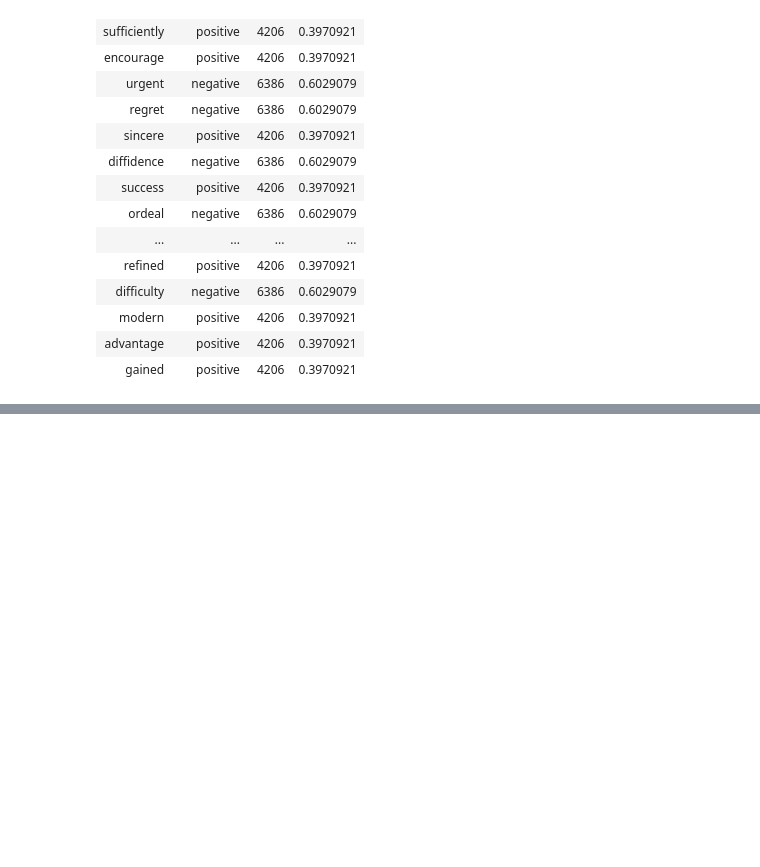
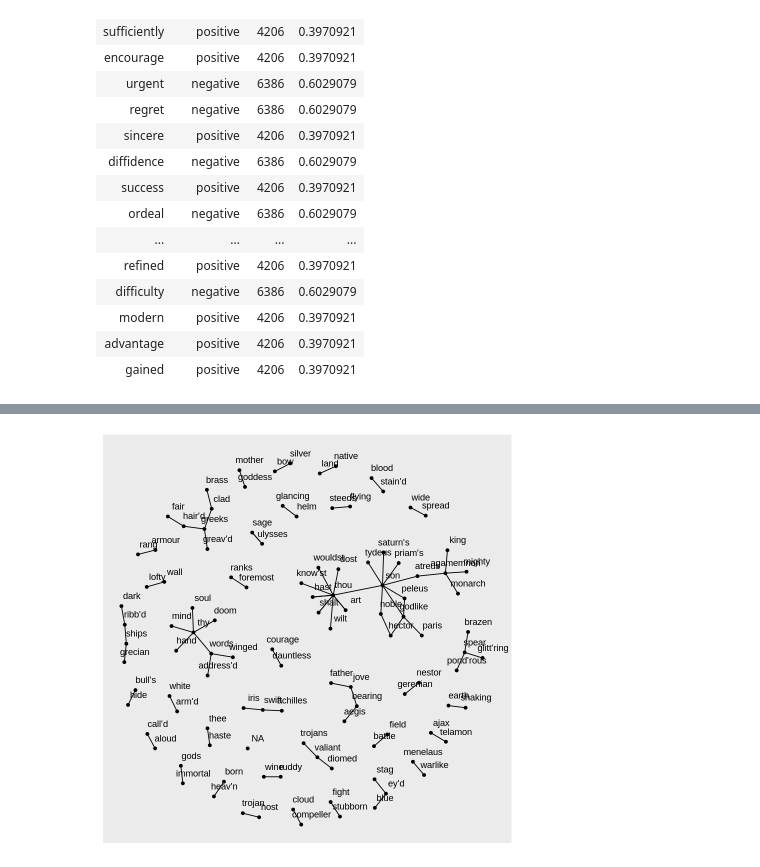
Before and after one commit to jarif87/R-Program, a Jupyter notebook: Binary_Classification.ipynb, the cells around one changed output, grey strips where cells are left out. Saved outputs shown, nothing was run; the diff lists cells and outputs as text; code cells hidden in the pictures; blank space fills up the shorter version.

```diff
--- a/Binary_Classification.ipynb
+++ b/Binary_Classification.ipynb
@@ -184,0 +352,2 @@ A tibble: 10592 × 4
+# %%
+df<-import("/content/Iliad.txt")%>% as_tibble()
@@ -184,0 +513,14 @@ A tibble: 10592 × 4
+# %%
+# Visualize graph data (takes a moment)
+df %>%
+  filter(n > 12) %>%           # Use observations w/n > 12
+  graph_from_data_frame() %>%  # Draw graph from `df`
+  ggraph(layout = "fr") +      # Select "fr" layout
+  geom_edge_link() +           # Graph the links
+  geom_node_point() +          # Graph the nodes
+  geom_node_text(              # Add labels to nodes
+    aes(label = name),         # Label each node by name
+    nudge_x = .5,              # Move label slightly right
+    nudge_y = .5               # Move label slightly up
+  )
+# %% [output]
@@ -184,0 +529 @@ A tibble: 10592 × 4
+[figure, added]
```
Also changed, not shown: parts of 19 cells of this notebook.
